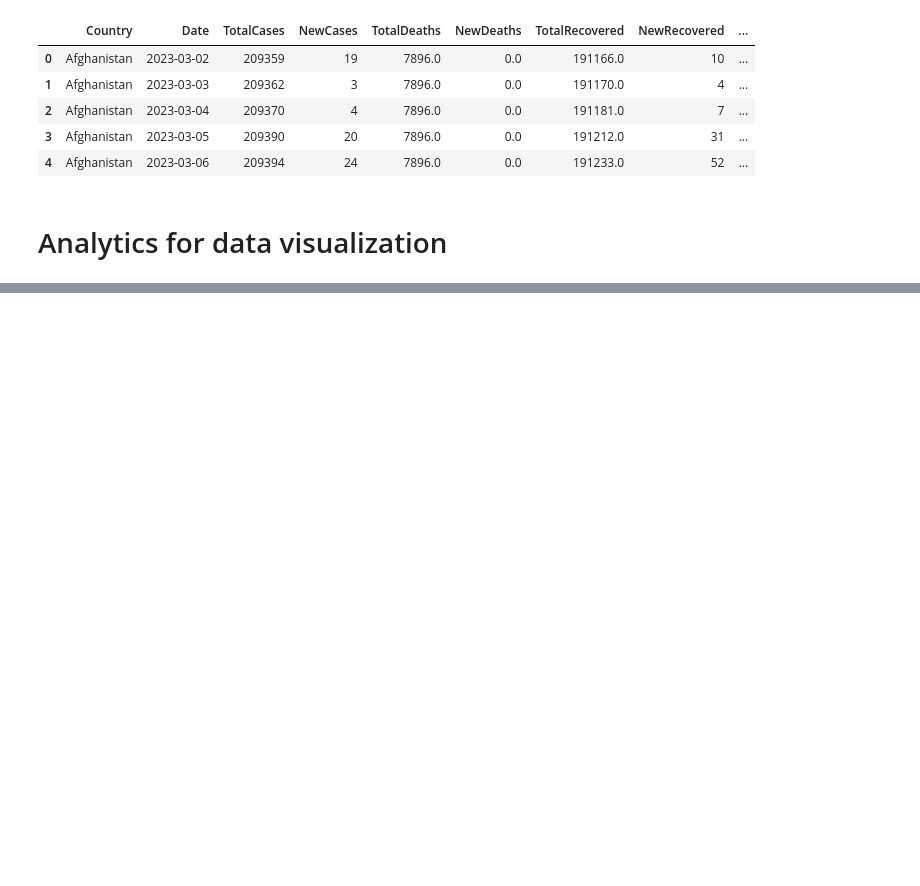
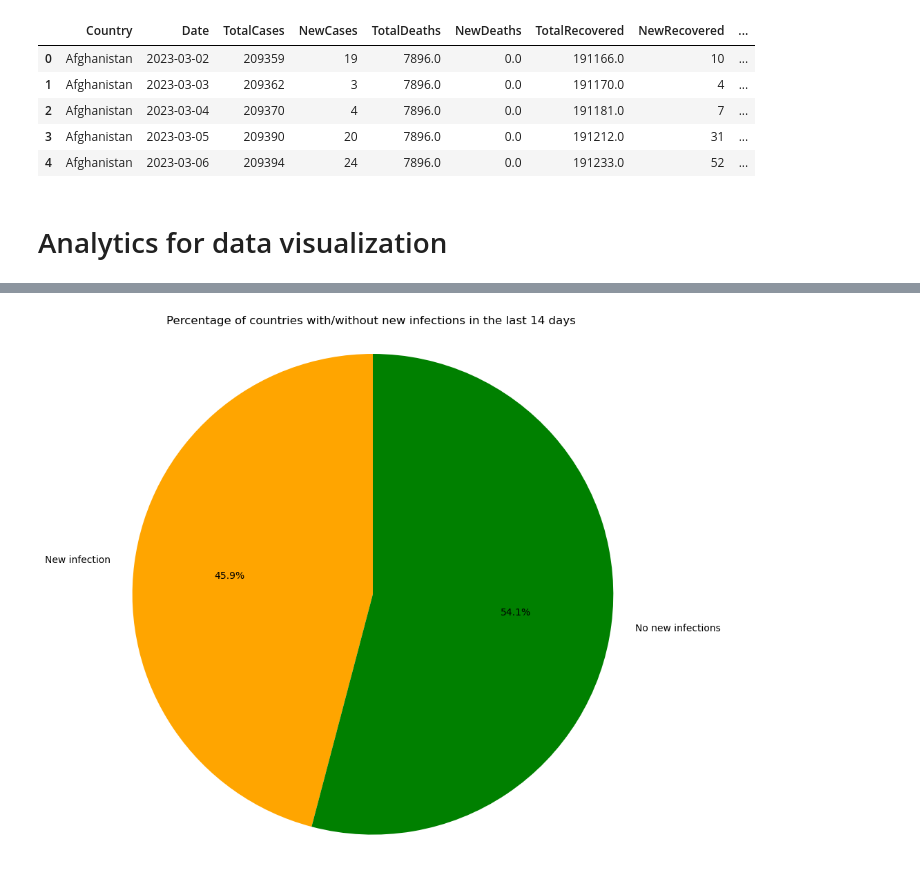
Before and after one commit to nnaaaa/Lab-DataVisualize, a Jupyter notebook: visualize/question5.ipynb, the cells around one changed output, grey strips where cells are left out. Drawn from its saved outputs; the diff is of its cells as text; code cells hidden in the pictures; blank space fills up the shorter version.

```diff
--- a/visualize/question5.ipynb
+++ b/visualize/question5.ipynb
@@ -103,0 +32,3 @@ ax.legend()
+# %%
+covid_df = covid_df.loc[(covid_df['Date'] >= '2023-03-03') & (covid_df['Date'] <= '2023-03-10')]
+covid_df.head(10)
@@ -103,0 +47,17 @@ ax.legend()
+# %%
+# Calculate the number of countries with and without new infections in the last 14 days
+has_new_cases = covid_df[covid_df["NewCases"] > 0]["Country"].nunique()
+no_new_cases = covid_df[covid_df["NewCases"] == 0]["Country"].nunique()
+
+# Create a pie chart
+labels = ["New infection", "No new infections"]
+sizes = [has_new_cases, no_new_cases]
+colors = ["orange", "green"]
+
+plt.figure(figsize=(10, 10))
+plt.pie(sizes, labels=labels, colors=colors, autopct='%1.1f%%', startangle=90)
+plt.axis('equal')
+plt.title("Percentage of countries with/without new infections in the last 14 days")
+plt.show()
+# %% [output]
+[figure, added]
```
Also changed, not shown: parts of 15 cells of this notebook, 13 other files.
